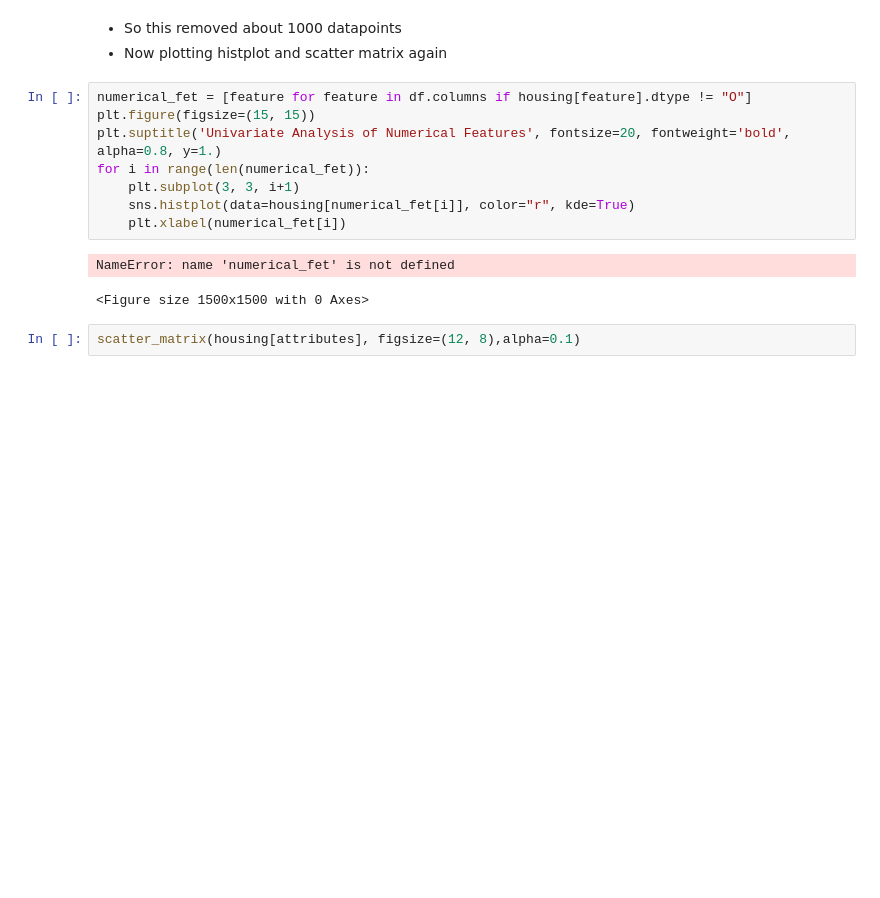
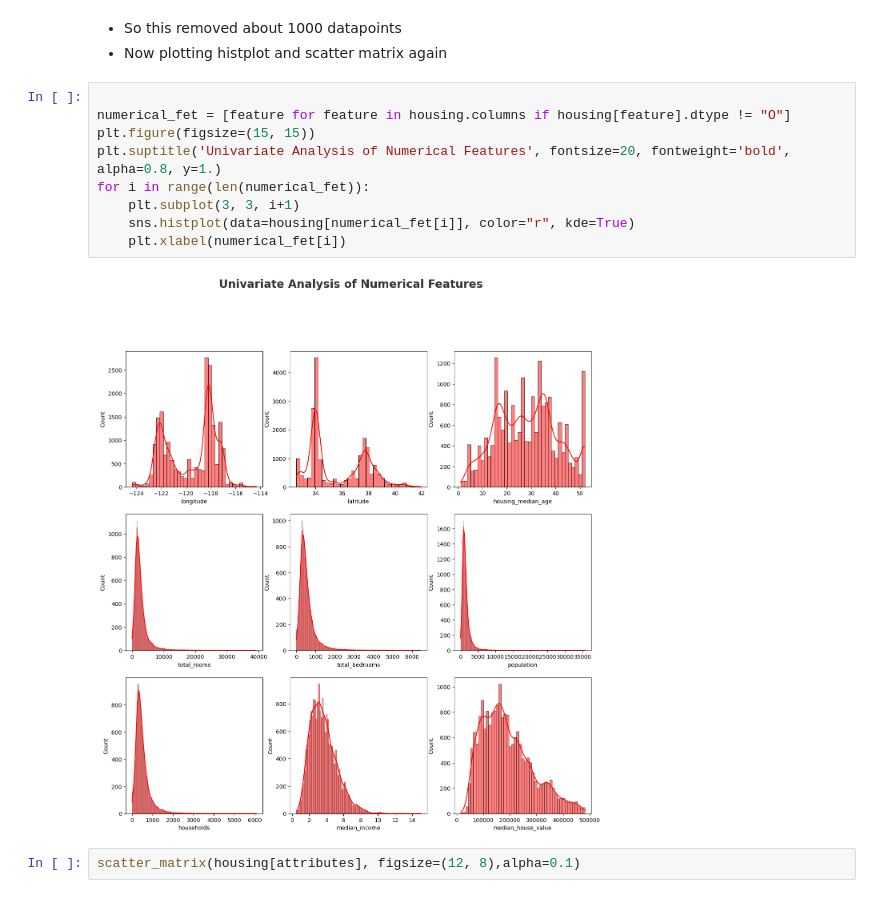
Before and after one commit to Krishnaarora18/california-housing, a Jupyter notebook: california-housing.ipynb, the cells around one changed output. Drawn from its saved outputs; the diff is of its cells as text; blank space fills up the shorter version.

```diff
--- a/california-housing.ipynb
+++ b/california-housing.ipynb
@@ -154,16 +154,16 @@ housing.shape
 - So this removed about 1000 datapoints
 - Now plotting histplot and scatter matrix again
 # %%
-numerical_fet = [feature for feature in df.columns if housing[feature].dtype != "O"]
+
+numerical_fet = [feature for feature in housing.columns if housing[feature].dtype != "O"]
 plt.figure(figsize=(15, 15))
 plt.suptitle('Univariate Analysis of Numerical Features', fontsize=20, fontweight='bold', alpha=0.8, y=1.)
 for i in range(len(numerical_fet)):
     plt.subplot(3, 3, i+1)
     sns.histplot(data=housing[numerical_fet[i]], color="r", kde=True)
     plt.xlabel(numerical_fet[i])
 # %% [output]
-NameError: name 'numerical_fet' is not defined
-<Figure size 1500x1500 with 0 Axes>
+[figure, added]
 # %%
 scatter_matrix(housing[attributes], figsize=(12, 8),alpha=0.1)
 # %% [output]
```
Also changed, not shown: parts of 11 cells of this notebook, 1 other file.
